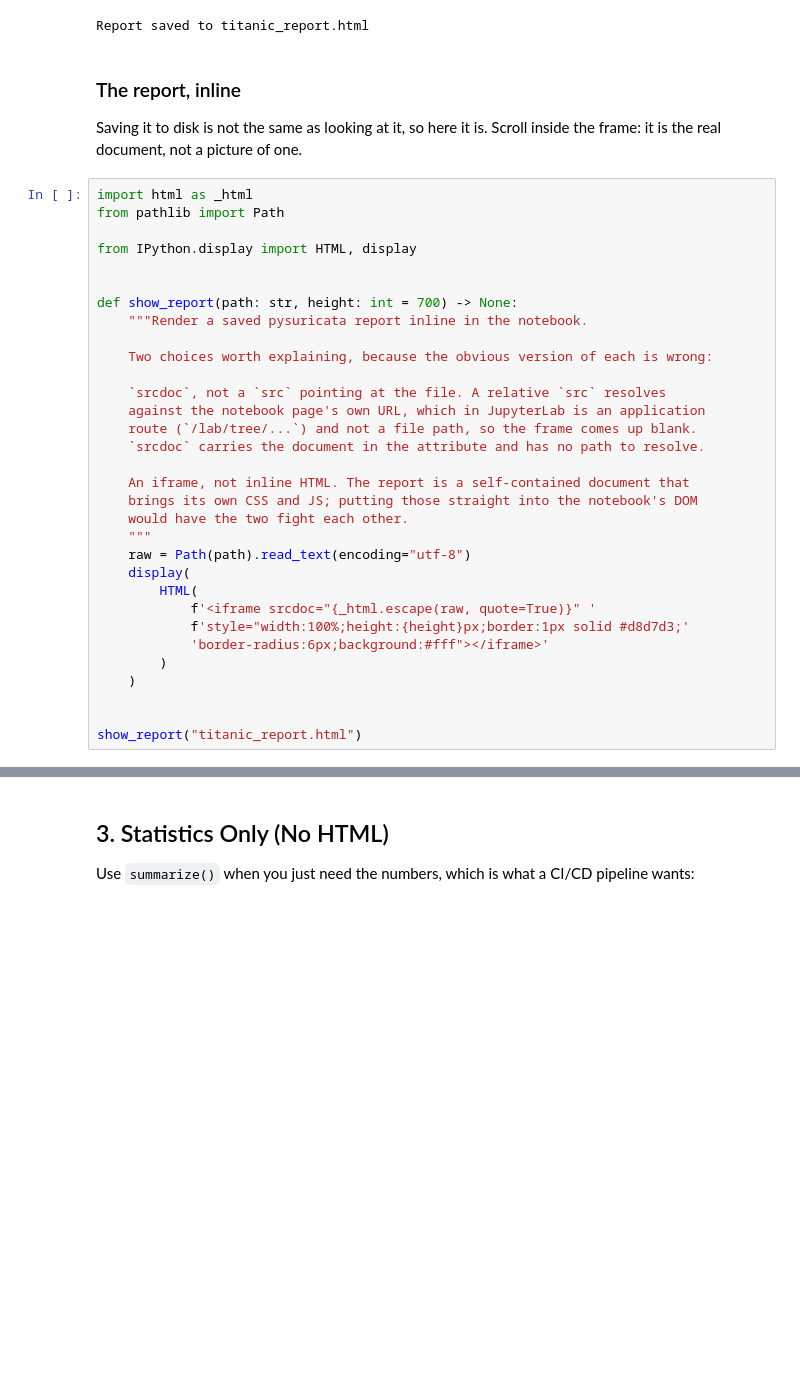
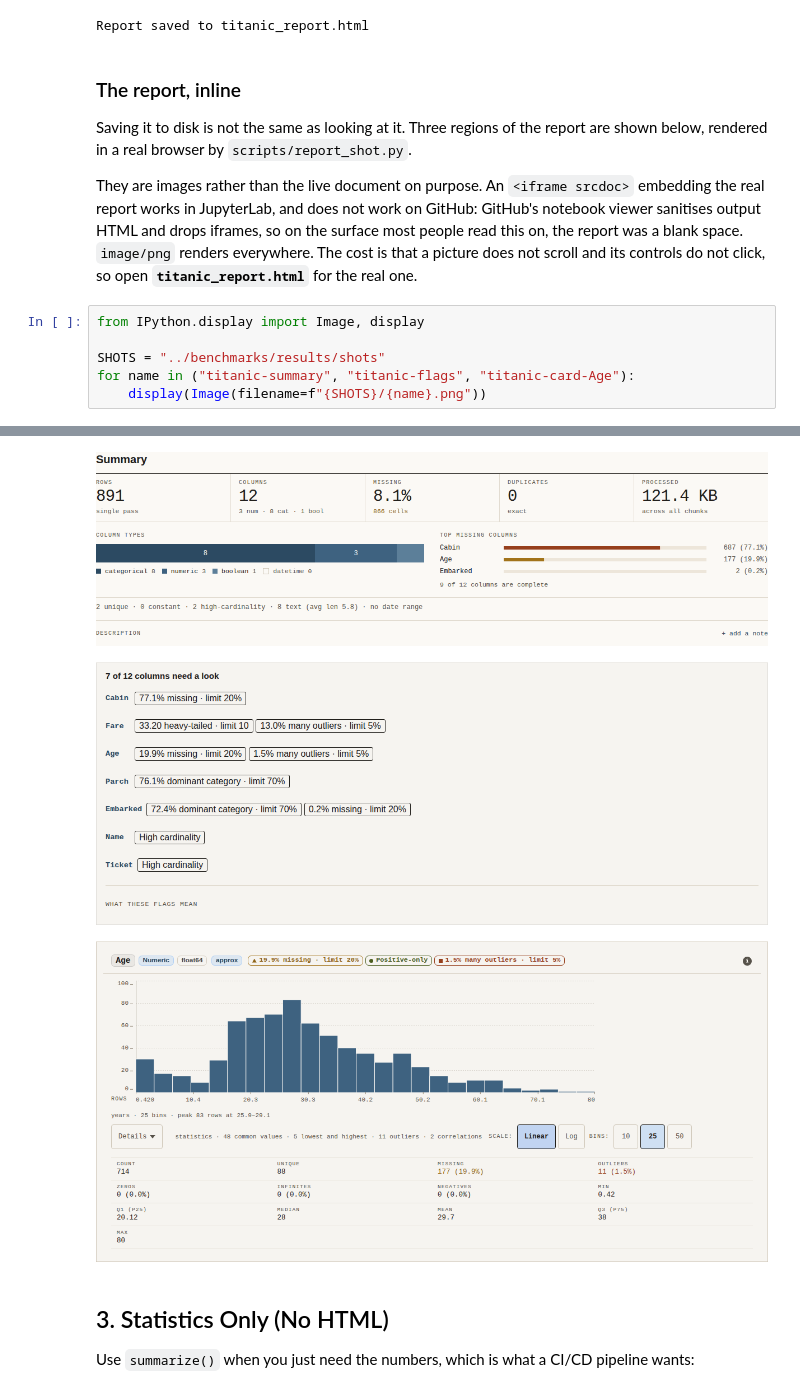
Before and after one commit to alvarodiez20/pysuricata, a Jupyter notebook: examples/pandas_example.ipynb, the cells around one changed output, grey strips where cells are left out. Drawn from its saved outputs; the diff is of its cells as text; blank space fills up the shorter version.

```diff
--- a/examples/pandas_example.ipynb
+++ b/examples/pandas_example.ipynb
@@ -40,38 +40,19 @@ Report saved to titanic_report.html
 # %% [markdown]
 ### The report, inline
 
-Saving it to disk is not the same as looking at it, so here it is. Scroll inside
-the frame: it is the real document, not a picture of one.
+Saving it to disk is not the same as looking at it. Three regions of the report
+are shown below, rendered in a real browser by `scripts/report_shot.py`.
+
+They are images rather than the live document on purpose. An `<iframe srcdoc>`
+embedding the real report works in JupyterLab, and does not work on GitHub:
+GitHub's notebook viewer sanitises output HTML and drops iframes, so on the
+surface most people read this on, the report was a blank space. `image/png`
+renders everywhere. The cost is that a picture does not scroll and its controls
+do not click, so open **`titanic_report.html`** for the real one.
 # %%
-import html as _html
-from pathlib import Path
+from IPython.display import Image, display
 
-from IPython.display import HTML, display
-
-
-def show_report(path: str, height: int = 700) -> None:
-    """Render a saved pysuricata report inline in the notebook.
-
-    Two choices worth explaining, because the obvious version of each is wrong:
-
-    `srcdoc`, not a `src` pointing at the file. A relative `src` resolves
-    against the notebook page's own URL, which in JupyterLab is an application
-    route (`/lab/tree/...`) and not a file path, so the frame comes up blank.
-    `srcdoc` carries the document in the attribute and has no path to resolve.
-
-    An iframe, not inline HTML. The report is a self-contained document that
-    brings its own CSS and JS; putting those straight into the notebook's DOM
-    would have the two fight each other.
-    """
-    raw = Path(path).read_text(encoding="utf-8")
-    display(
-        HTML(
-            f'<iframe srcdoc="{_html.escape(raw, quote=True)}" '
-            f'style="width:100%;height:{height}px;border:1px solid #d8d7d3;'
-            'border-radius:6px;background:#fff"></iframe>'
-        )
-    )
-
-
-show_report("titanic_report.html")
+SHOTS = "../benchmarks/results/shots"
+for name in ("titanic-summary", "titanic-flags", "titanic-card-Age"):
+    display(Image(filename=f"{SHOTS}/{name}.png"))
 # %% [output]
@@ -79,3 +59,6 @@ show_report("titanic_report.html")
+[figure, added]
+[figure, added]
+[figure, added]
 # %% [markdown]
 ## 3. Statistics Only (No HTML)
 
```
Also changed, not shown: parts of 1 cell of this notebook, 13 other files.
